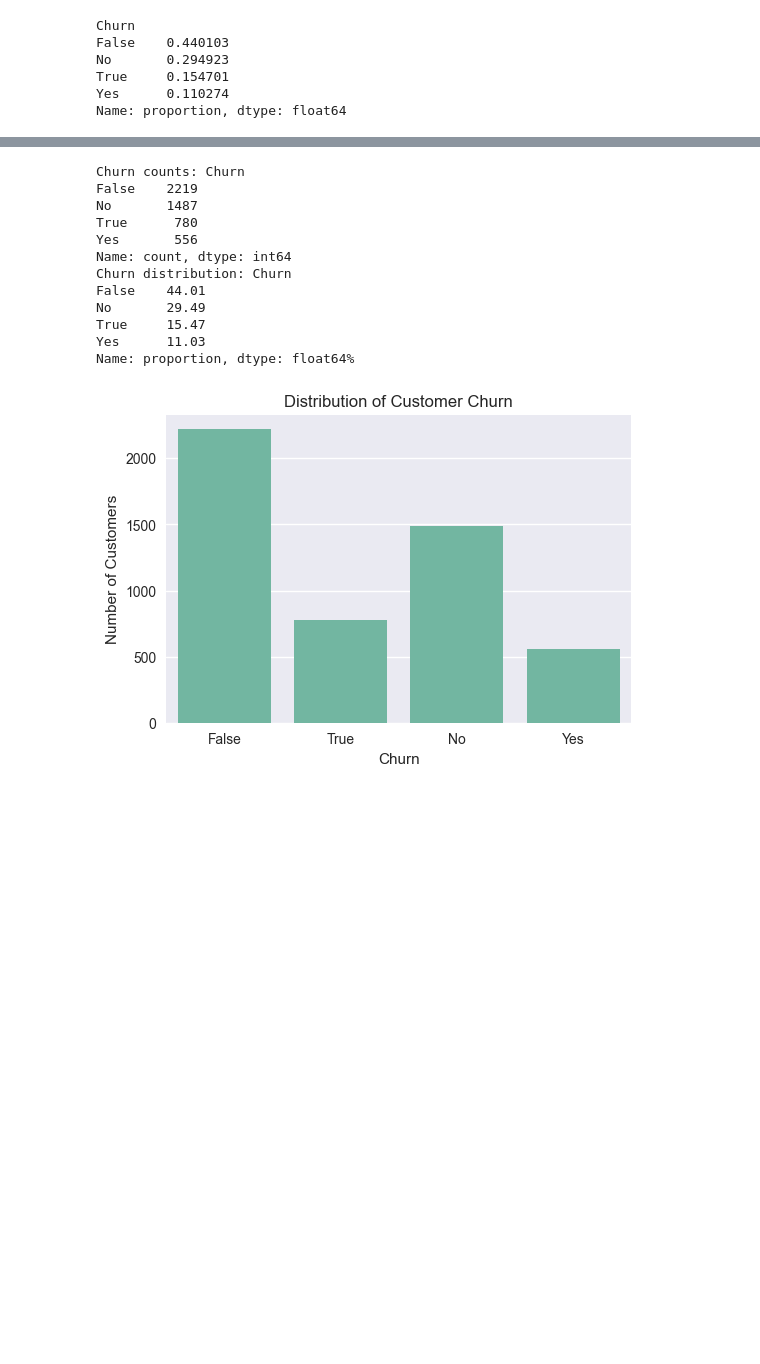
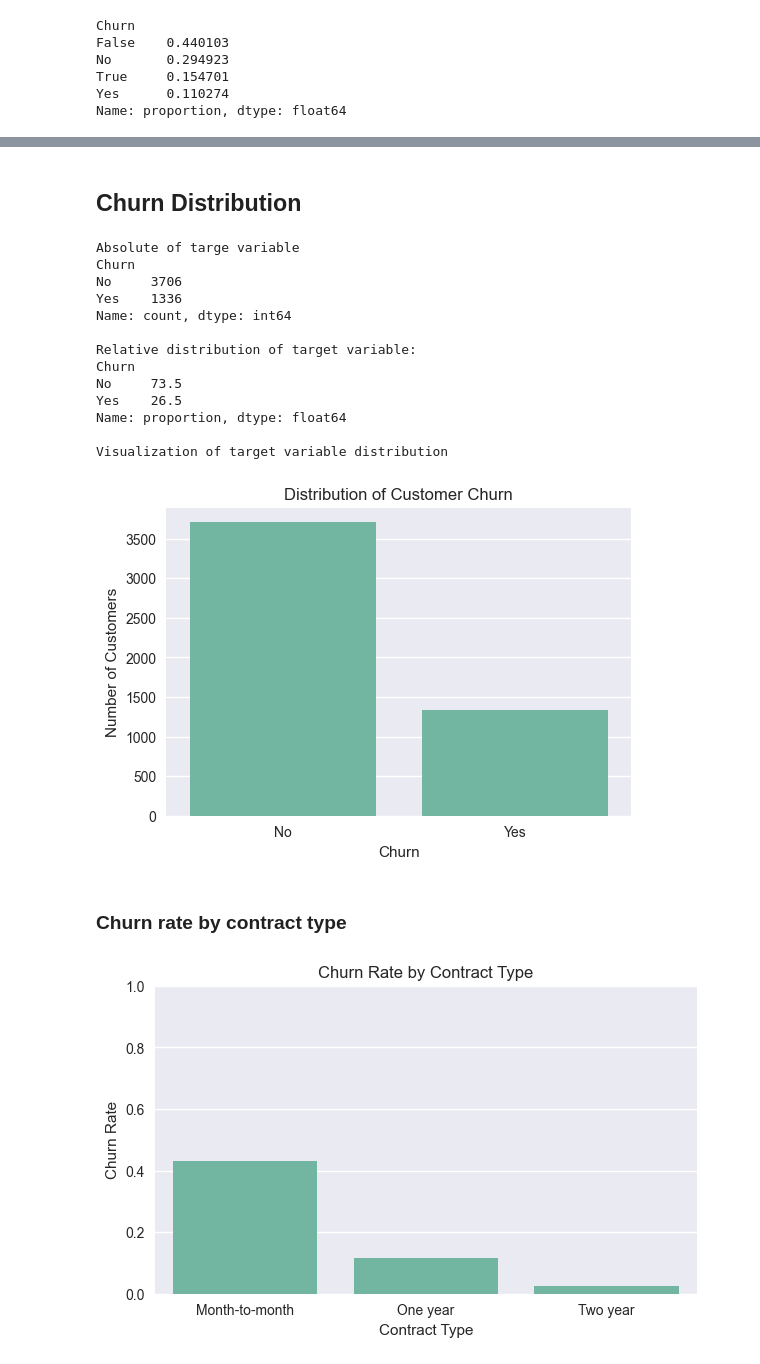
Before and after one commit to mauriciogbarros/customer-churn-prediction, a Jupyter notebook: notebooks/churn_analysis.ipynb, the cells around one changed output, grey strips where cells are left out. Drawn from its saved outputs; the diff is of its cells as text; code cells hidden in the pictures; blank space fills up the shorter version.

```diff
--- a/notebooks/churn_analysis.ipynb
+++ b/notebooks/churn_analysis.ipynb
@@ -143,32 +152,72 @@ memory usage: 866.9 KB
+# %% [markdown]
+## Churn Distribution
 # %%
-# Check churn distribution
-# - Absolute and relative distribution of the target variable (churn)
+# Absolute distribution of traget variable (churn)
+df["Churn"] = df["Churn"].replace({"True": "Yes", "False": "No"})
+print('Absolute of targe variable')
 churn_counts = df["Churn"].value_counts()
+print(churn_counts)
+print()
+
+# Relative distribution of target varible (churn)
+print('Relative distribution of target variable:')
 churn_ratio = df["Churn"].value_counts(normalize = True)
+print((churn_ratio * 100).round(2))
+print()
 
-print(f"Churn counts: {churn_counts}")
-print(f"Churn distribution: {(churn_ratio * 100).round(2)}%")
-
-# - Visualize churn distribution
+# Visualization of target variable (churn) distribution
+print('Visualization of target variable distribution')
 plt.figure(figsize=(6, 4))
 sns.countplot(x = "Churn", data = df)
 plt.title("Distribution of Customer Churn")
 plt.xlabel("Churn")
 plt.ylabel("Number of Customers")
 plt.show()
-
-# - Note any imbalance in markdown
 # %% [output]
-Churn counts: Churn
-False    2219
-No       1487
-True      780
-Yes       556
+Absolute of targe variable
+Churn
+No     3706
+Yes    1336
 Name: count, dtype: int64
-Churn distribution: Churn
-False    44.01
-No       29.49
-True     15.47
-Yes      11.03
-Name: proportion, dtype: float64%
+
+Relative distribution of target variable:
+Churn
+No     73.5
+Yes    26.5
+Name: proportion, dtype: float64
+
+Visualization of target variable distribution
-[figure, old version]
+[figure, new version]
+# %% [markdown]
+### Churn rate by contract type
+# %%
+contract_churn = (
+	df.groupby("Contract")["Churn"]
+	.value_counts(normalize=True)
+	.rename("proportion")
+	.reset_index()
+)
+
+print("Churn by contract type:")
+contract_churn_counts = contract_churn.value_counts()
+print(contract_churn_counts)
+print()
+
+print("Churn rate by contract type:")
+contract_churn_rate = contract_churn.value_counts(normalize=True)
+print(contract_churn_rate)
+print()
+
+print("Churn rate by contract type visualization:")
+plt.figure(figsize=(7, 4))
+sns.barplot(
+	data = contract_churn[contract_churn["Churn"] == "Yes"],
+	x = "Contract",
+	y = "proportion")
+plt.title("Churn Rate by Contract Type")
+plt.ylabel("Churn Rate")
+plt.xlabel("Contract Type")
+plt.ylim(0, 1)
+plt.show()
+# %% [output]
+[figure, added]
```
Also changed, not shown: parts of 9 cells of this notebook.
